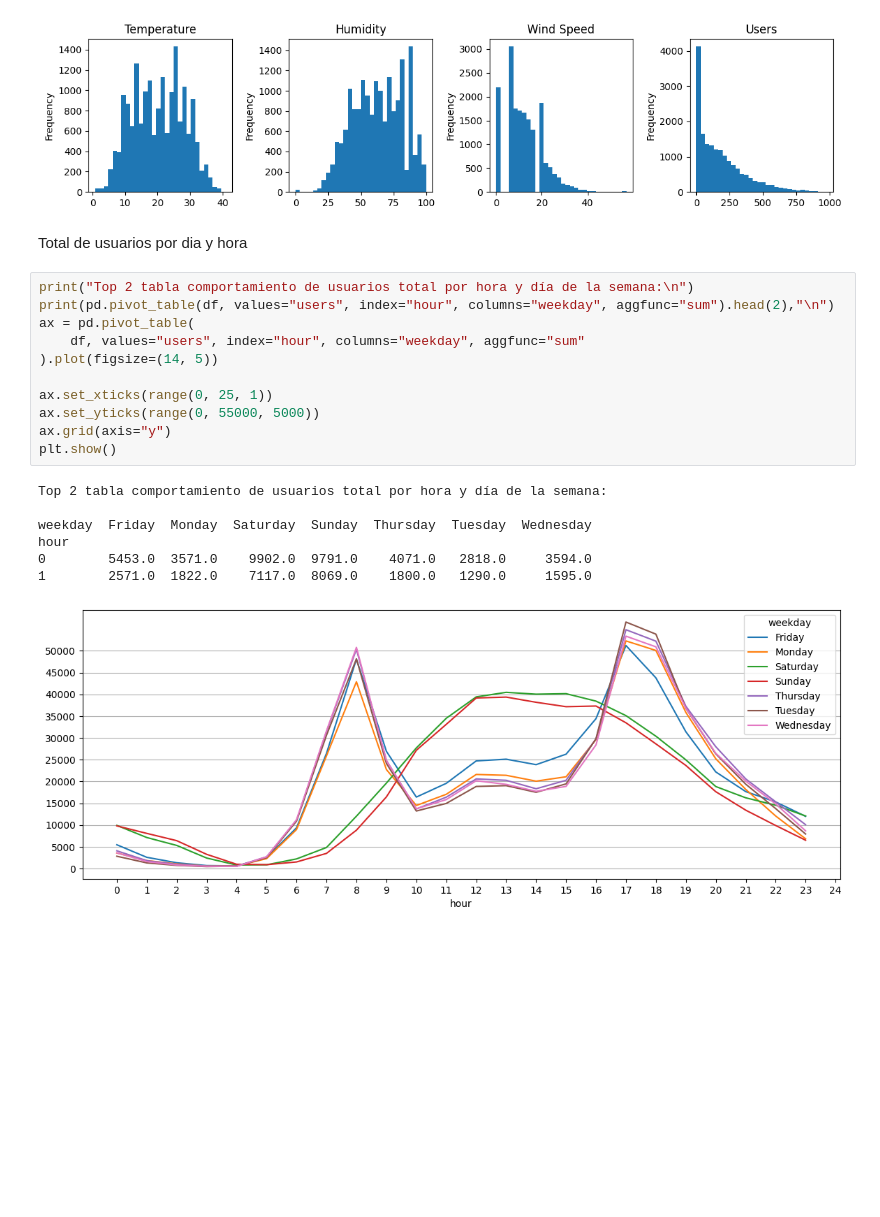
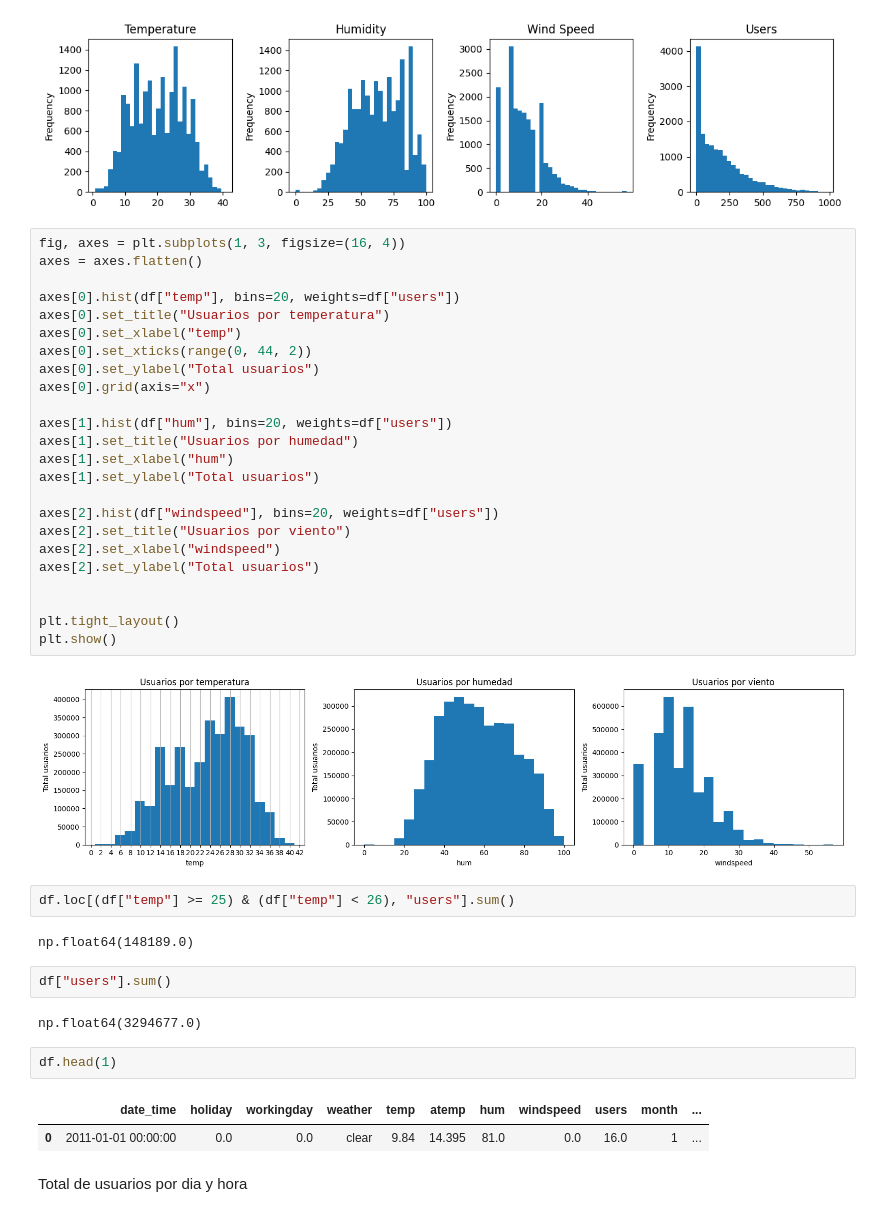
Before and after one commit to jheinsonand/Prediccion_uso_bicicletas, a Jupyter notebook: notebooks/01_eda_preprocess.ipynb, the cells around one changed output. Cells and saved outputs as stored; diff of their text form; blank space fills up the shorter version.

```diff
--- a/notebooks/01_eda_preprocess.ipynb
+++ b/notebooks/01_eda_preprocess.ipynb
@@ -151,24 +152,44 @@ plt.tight_layout()
 plt.show()
 # %% [output]
 [figure]
+# %%
+fig, axes = plt.subplots(1, 3, figsize=(16, 4))
+axes = axes.flatten()
+
+axes[0].hist(df["temp"], bins=20, weights=df["users"])
+axes[0].set_title("Usuarios por temperatura")
+axes[0].set_xlabel("temp")
+axes[0].set_xticks(range(0, 44, 2))
+axes[0].set_ylabel("Total usuarios")
+axes[0].grid(axis="x")
+
+axes[1].hist(df["hum"], bins=20, weights=df["users"])
+axes[1].set_title("Usuarios por humedad")
+axes[1].set_xlabel("hum")
+axes[1].set_ylabel("Total usuarios")
+
+axes[2].hist(df["windspeed"], bins=20, weights=df["users"])
+axes[2].set_title("Usuarios por viento")
+axes[2].set_xlabel("windspeed")
+axes[2].set_ylabel("Total usuarios")
+
+
+plt.tight_layout()
+plt.show()
+# %% [output]
+[figure, added]
+# %%
+df.loc[(df["temp"] >= 25) & (df["temp"] < 26), "users"].sum()
+# %% [output]
+np.float64(148189.0)
+# %%
+df["users"].sum()
+# %% [output]
+np.float64(3294677.0)
+# %%
+df.head(1)
+# %% [output]
+|  | date_time | holiday | workingday | weather | temp | atemp | hum | windspeed | users | month | ... |
+| 0 | 2011-01-01 00:00:00 | 0.0 | 0.0 | clear | 9.84 | 14.395 | 81.0 | 0.0 | 16.0 | 1 | ... |
 # %% [markdown]
 Total de usuarios por dia y hora
-# %%
-print("Top 2 tabla comportamiento de usuarios total por hora y día de la semana:\n")
-print(pd.pivot_table(df, values="users", index="hour", columns="weekday", aggfunc="sum").head(2),"\n")
-ax = pd.pivot_table(
-    df, values="users", index="hour", columns="weekday", aggfunc="sum"
-).plot(figsize=(14, 5))
-
-ax.set_xticks(range(0, 25, 1))
-ax.set_yticks(range(0, 55000, 5000))
-ax.grid(axis="y")
-plt.show()
-# %% [output]
-Top 2 tabla comportamiento de usuarios total por hora y día de la semana:
-
-weekday  Friday  Monday  Saturday  Sunday  Thursday  Tuesday  Wednesday
-hour
-0        5453.0  3571.0    9902.0  9791.0    4071.0   2818.0     3594.0
-1        2571.0  1822.0    7117.0  8069.0    1800.0   1290.0     1595.0
-[figure, removed]
```
Also changed, not shown: parts of 4 cells of this notebook.
